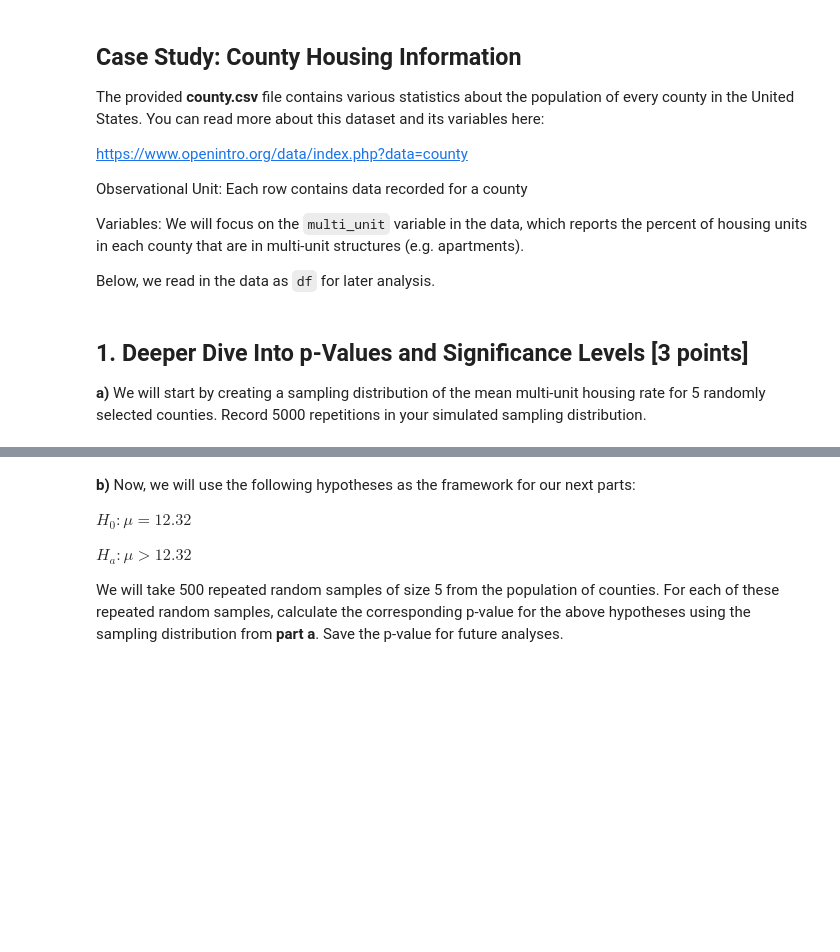
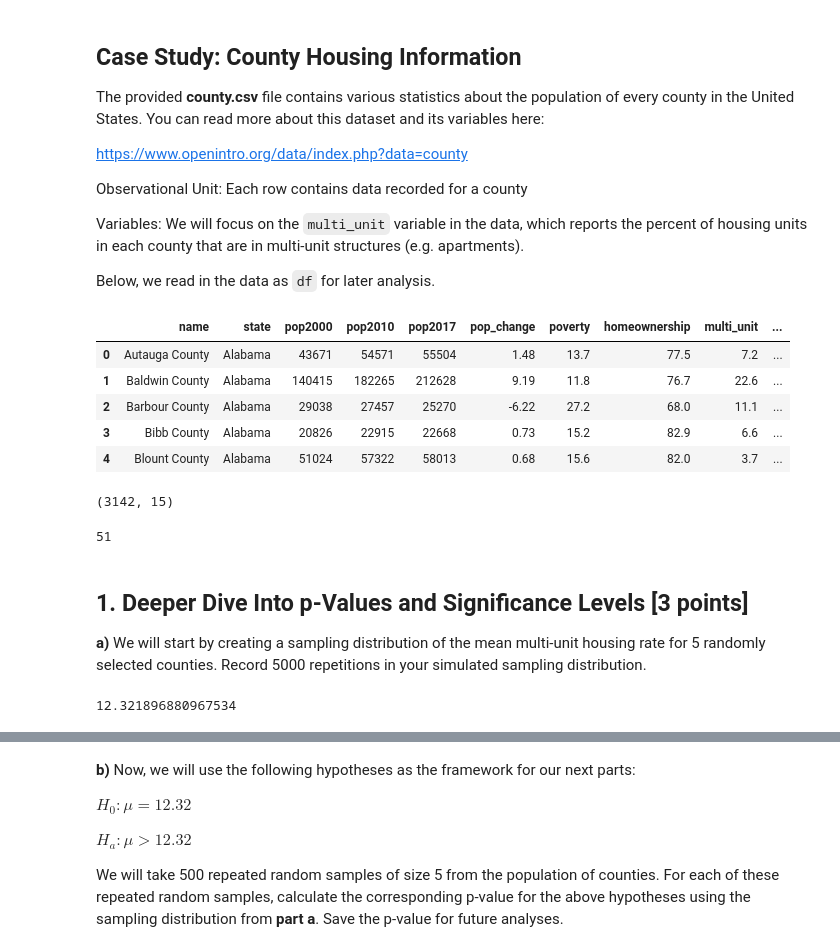
Before and after one commit to Gomez-Andres-8/STAT-207-Coursework, a Jupyter notebook: homework_07/homework_07.ipynb, the cells around one changed output, grey strips where cells are left out. Cells and saved outputs as stored; diff of their text form; code cells hidden in the pictures; blank space fills up the shorter version.

```diff
--- a/homework_07/homework_07.ipynb
+++ b/homework_07/homework_07.ipynb
@@ -29,7 +29,27 @@ Variables: We will focus on the `multi_unit` variable in the data, which reports
 Below, we read in the data as `df` for later analysis.
 # %%
 df = pd.read_csv('county.csv')
+df.head()
+# %% [output]
+|  | name | state | pop2000 | pop2010 | pop2017 | pop_change | poverty | homeownership | multi_unit | ... |
+| 0 | Autauga County | Alabama | 43671 | 54571 | 55504 | 1.48 | 13.7 | 77.5 | 7.2 | ... |
+| 1 | Baldwin County | Alabama | 140415 | 182265 | 212628 | 9.19 | 11.8 | 76.7 | 22.6 | ... |
+| 2 | Barbour County | Alabama | 29038 | 27457 | 25270 | -6.22 | 27.2 | 68.0 | 11.1 | ... |
+| 3 | Bibb County | Alabama | 20826 | 22915 | 22668 | 0.73 | 15.2 | 82.9 | 6.6 | ... |
+| 4 | Blount County | Alabama | 51024 | 57322 | 58013 | 0.68 | 15.6 | 82.0 | 3.7 | ... |
+# %%
+df.shape
+# %% [output]
+(3142, 15)
+# %%
+df['state'].nunique()
+# %% [output]
+51
 # %% [markdown]
 ## 1. Deeper Dive Into p-Values and Significance Levels [3 points]
 
 **a)** We will start by creating a sampling distribution of the mean multi-unit housing rate for 5 randomly selected counties.  Record 5000 repetitions in your simulated sampling distribution.
+# %%
+df['multi_unit'].mean()
+# %% [output]
+12.321896880967534
```
Also changed, not shown: parts of 33 cells of this notebook.
